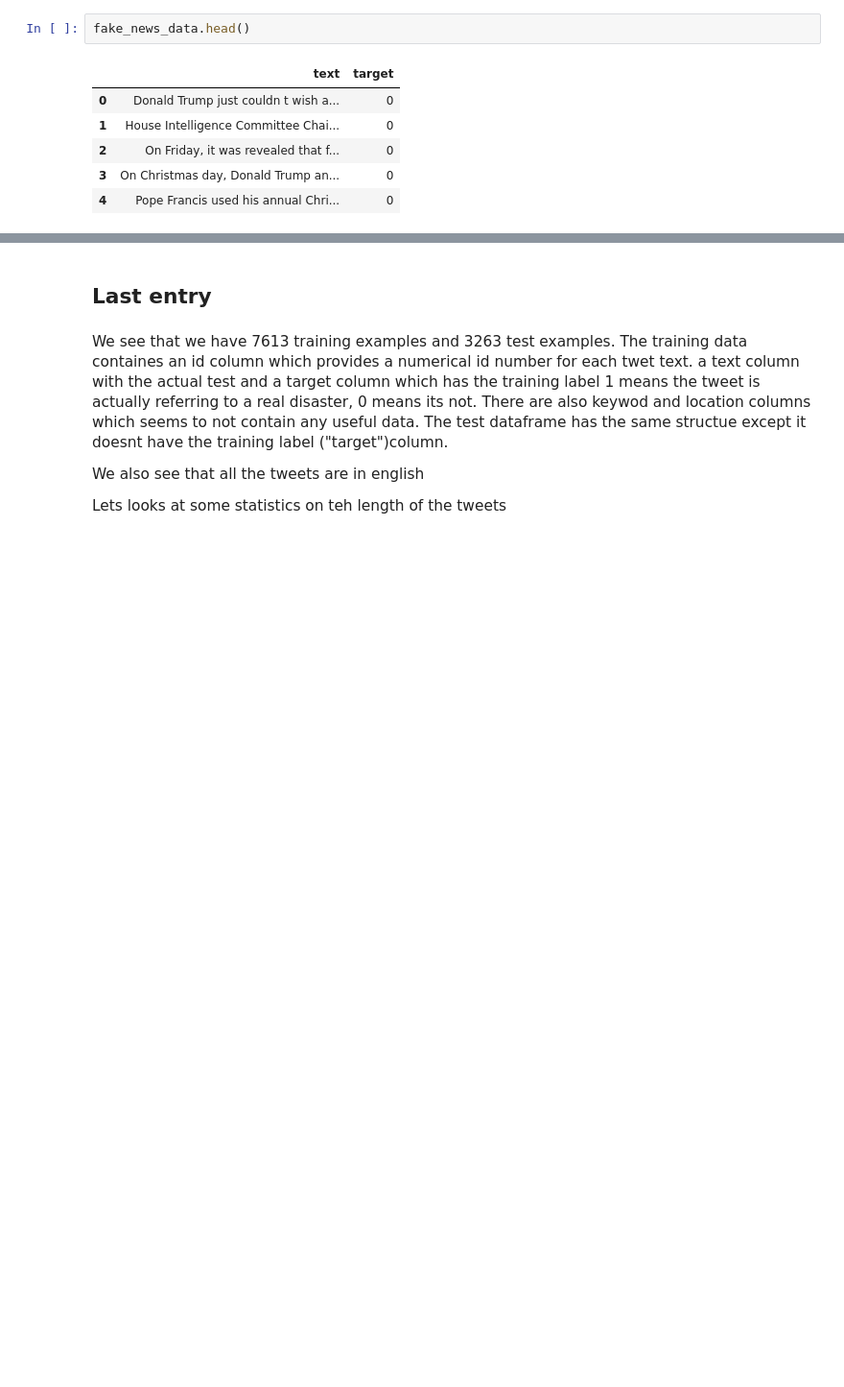
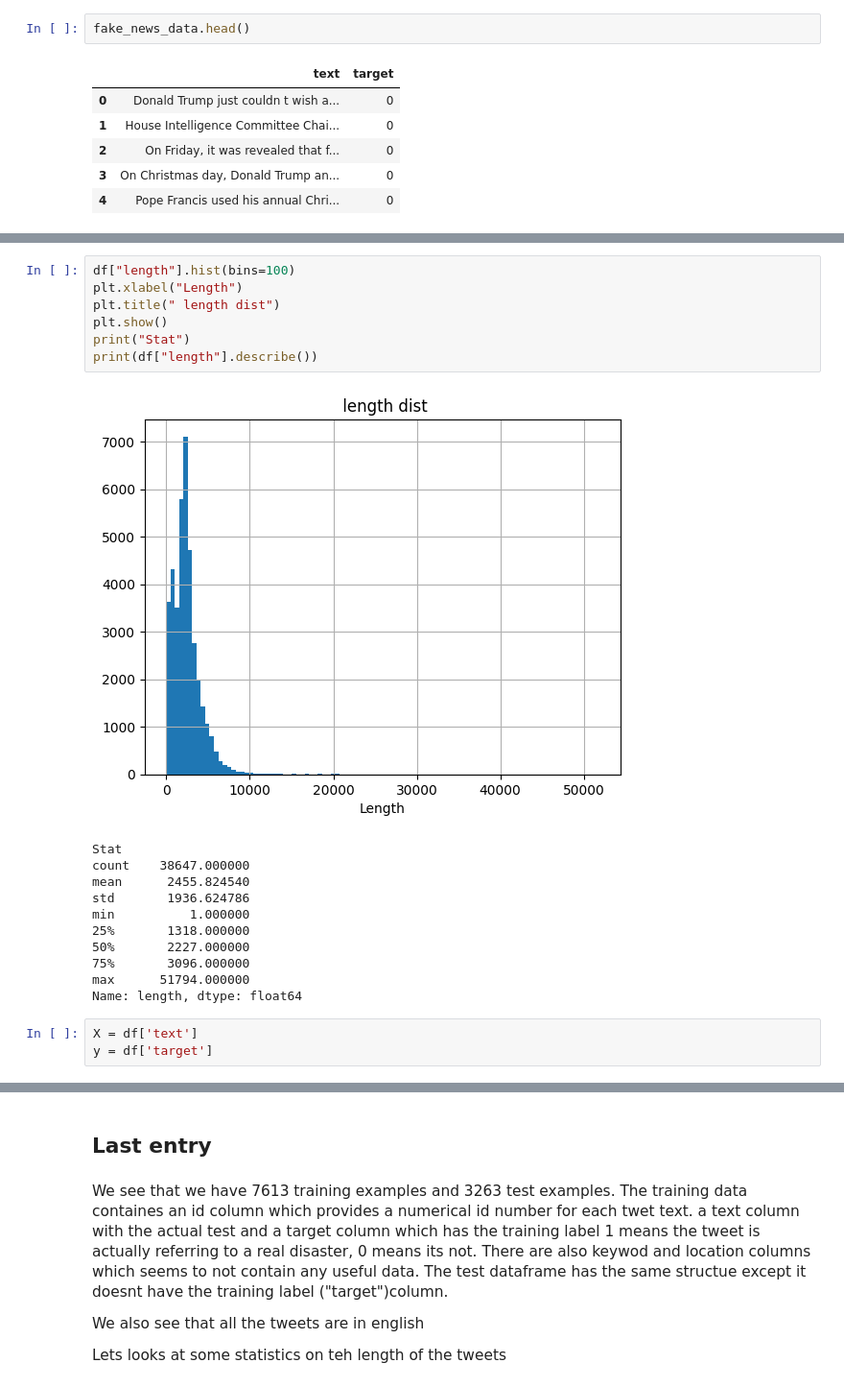
Before and after one commit to yepe4401/fake_and_real_news, a Jupyter notebook: fake_and_real_news_project_v1.ipynb, the cells around one changed output, grey strips where cells are left out. Shown at 96% size. Drawn from its saved outputs; the diff is of its cells as text; blank space fills up the shorter version.

```diff
--- a/fake_and_real_news_project_v1.ipynb
+++ b/fake_and_real_news_project_v1.ipynb
@@ -90,0 +140,22 @@ fake_news_data.head()
+# %%
+df["length"].hist(bins=100)
+plt.xlabel("Length")
+plt.title(" length dist")
+plt.show()
+print("Stat")
+print(df["length"].describe())
+# %% [output]
+[figure, added]
+Stat
+count    38647.000000
+mean      2455.824540
+std       1936.624786
+min          1.000000
+25%       1318.000000
+50%       2227.000000
+75%       3096.000000
+max      51794.000000
+Name: length, dtype: float64
+# %%
+X = df['text']
+y = df['target']
```
Also changed, not shown: parts of 16 cells of this notebook.
